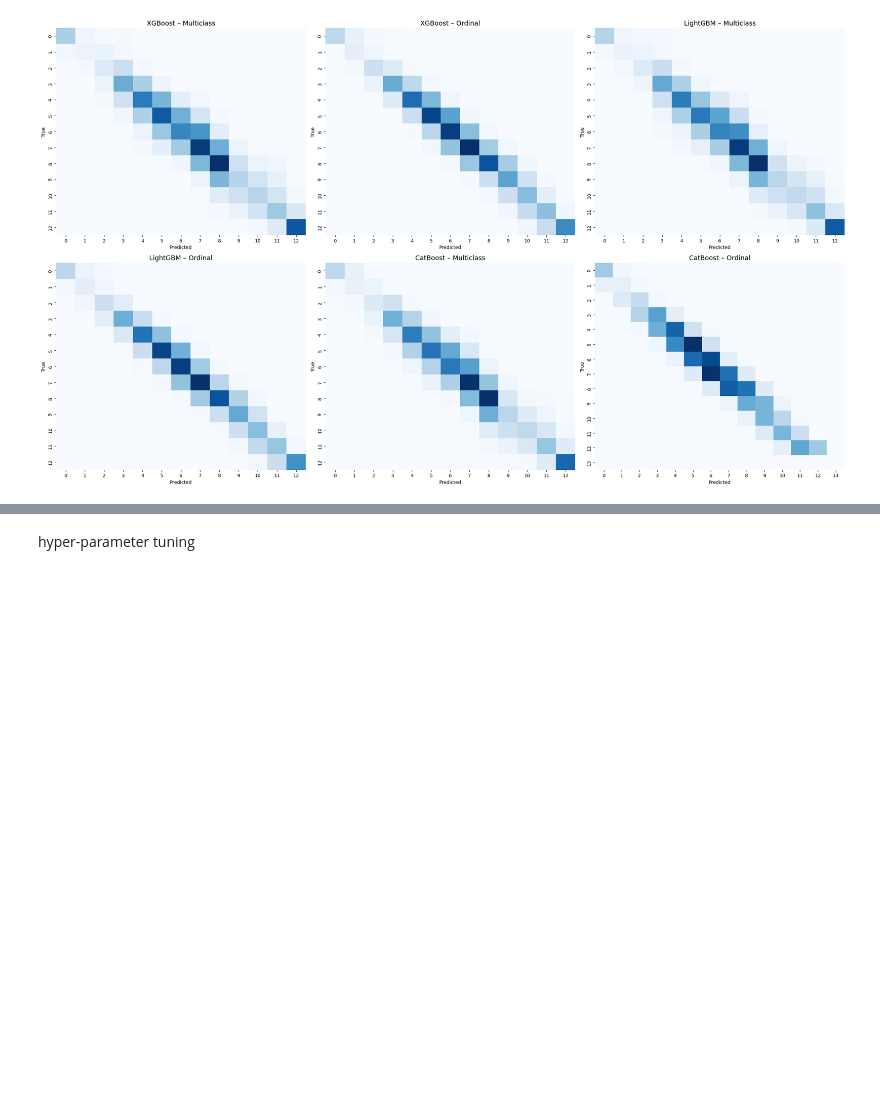
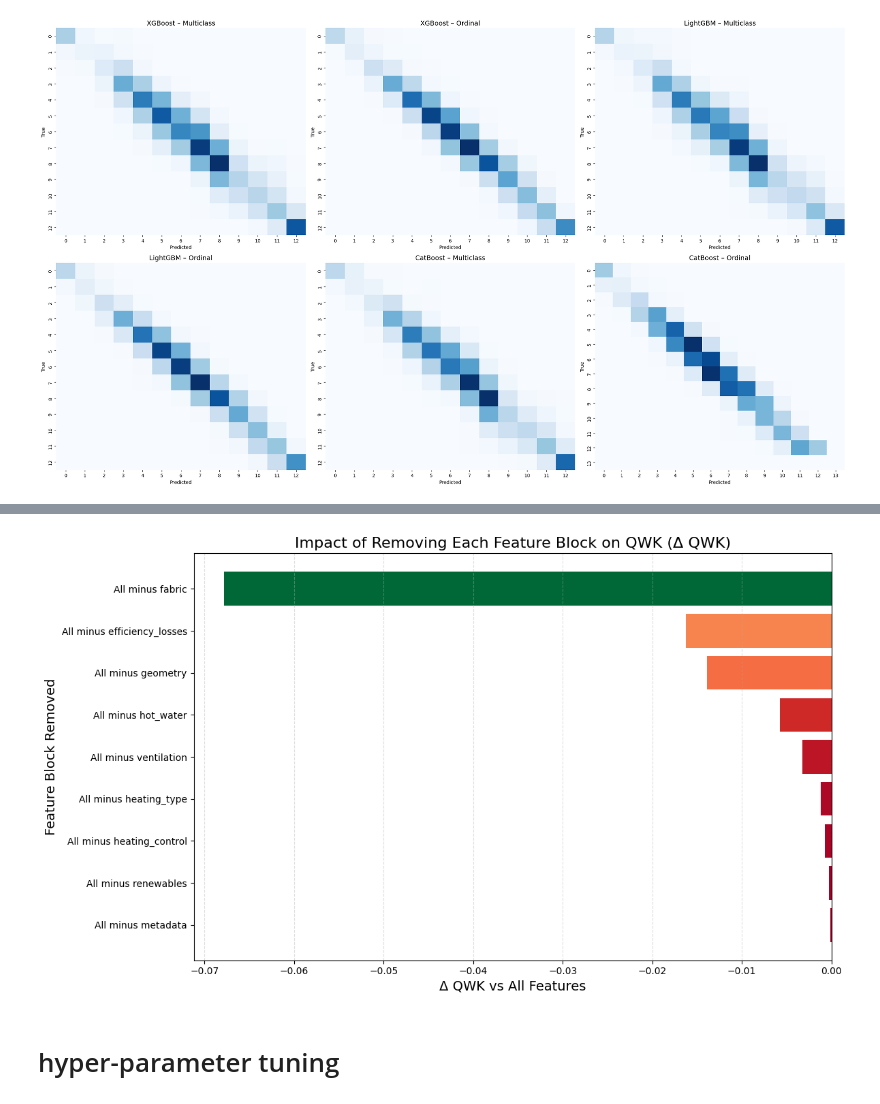
Before and after one commit to BenRyan-8/APA_CA, a Jupyter notebook: BERPrediction.ipynb, the cells around one changed output, grey strips where cells are left out. Cells and saved outputs as stored; diff of their text form; code cells hidden in the pictures; blank space fills up the shorter version.

```diff
--- a/BERPrediction.ipynb
+++ b/BERPrediction.ipynb
@@ -1445,3 +1445,16 @@ feature_blocks = {
         "ManuLossFactorAvail"
     ]
 }
+# %%
+#baseline metrics
+
+baseline_qwk = cohen_kappa_score(y_tree_test, y_pred_lgb_ord, weights="quadratic")
+baseline_acc = accuracy_score(y_tree_test, y_pred_lgb_ord)
+
+results = [{
+    "Feature Configuration": "All Features",
+    "QWK": baseline_qwk,
+    "Accuracy": baseline_acc,
+    "Δ QWK vs All": 0.0,
+    "Δ Accuracy": 0.0
+}]
@@ -1447,0 +1524,3 @@ feature_blocks = {
+# %%
+results_df = pd.DataFrame(results)
+results_df
@@ -1447,0 +1539,27 @@ feature_blocks = {
+# %%
+# Sort blocks from most to least important (largest negative Δ QWK)
+plot_df = results_df.copy()
+plot_df = plot_df[plot_df["Feature Configuration"] != "All Features"]
+plot_df = plot_df.sort_values("Δ QWK vs All", ascending=False)
+
+# Normalise Δ QWK for colour mapping
+vals = plot_df["Δ QWK vs All"].values
+norm = (vals - vals.min()) / (vals.max() - vals.min())
+
+# Correct BER-style colormap (green → red)
+colors = plt.cm.RdYlGn_r(norm)
+
+# Plot
+plt.figure(figsize=(12, 7))
+bars = plt.barh(plot_df["Feature Configuration"], plot_df["Δ QWK vs All"], color=colors)
+
+plt.title("Impact of Removing Each Feature Block on QWK (Δ QWK)", fontsize=16)
+plt.xlabel("Δ QWK vs All Features", fontsize=14)
+plt.ylabel("Feature Block Removed", fontsize=14)
+
+plt.grid(axis='x', linestyle='--', alpha=0.4)
+
+plt.tight_layout()
+plt.show()
+# %% [output]
+[figure, added]
@@ -1448,2 +1577,2 @@ feature_blocks = {
 # %% [markdown]
-hyper-parameter tuning
+# hyper-parameter tuning
```
Also changed, not shown: parts of 21 cells of this notebook.
